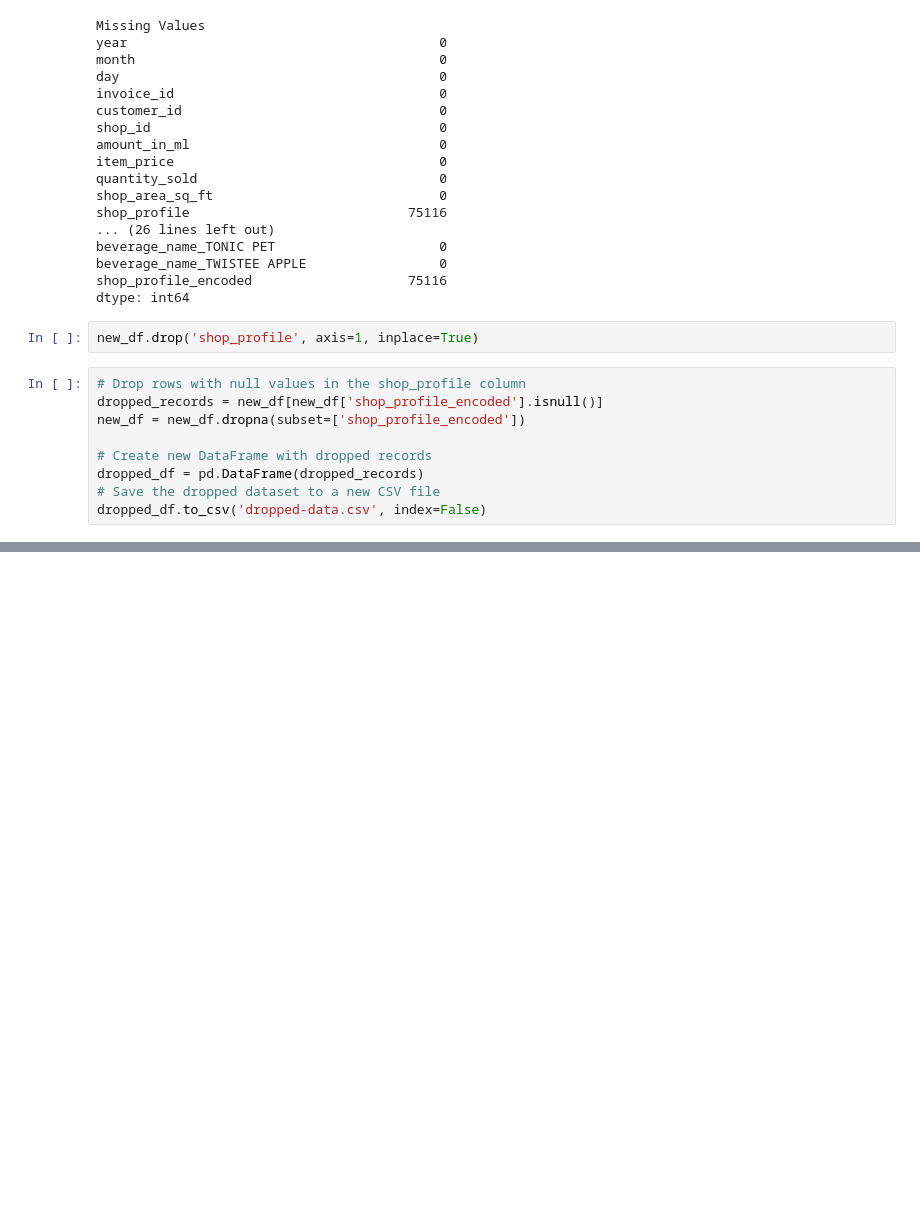
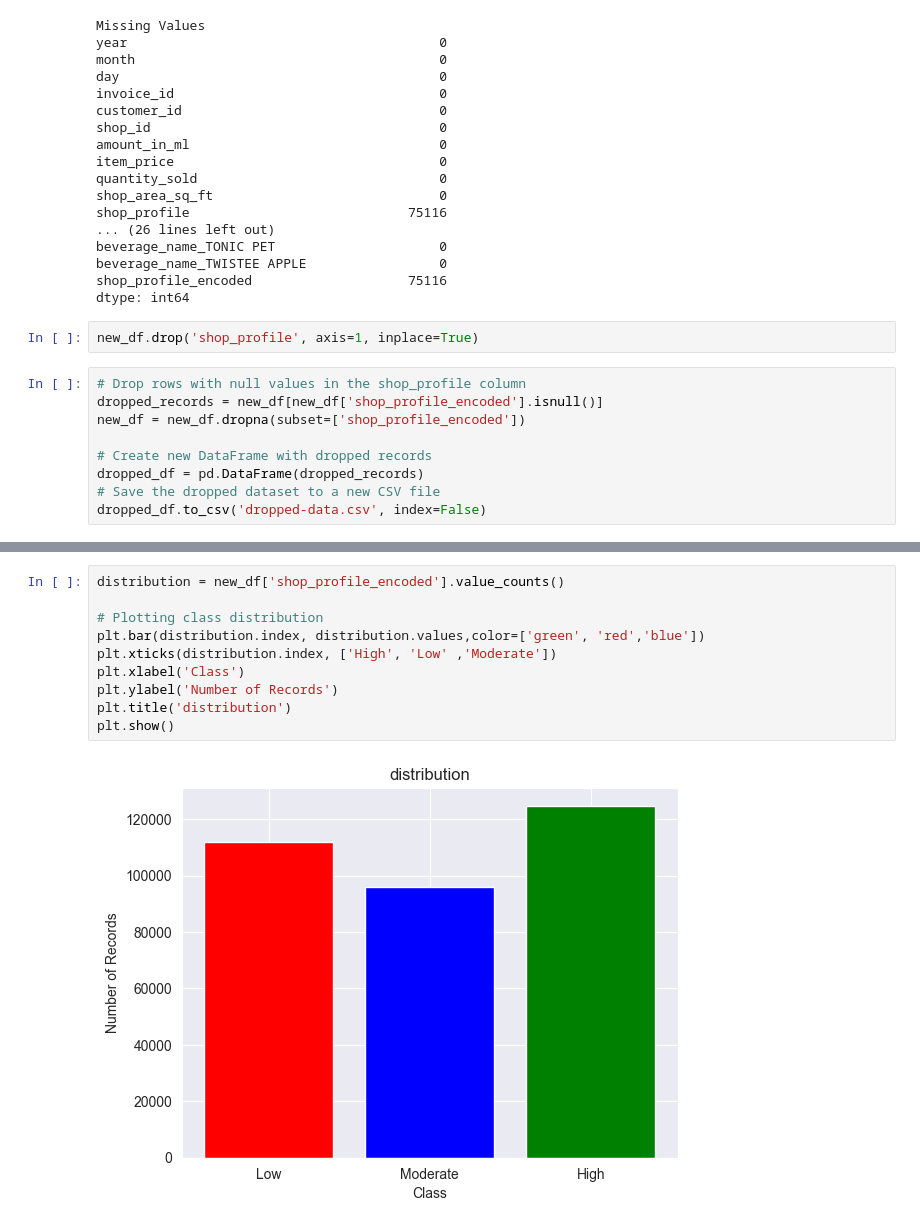
Before and after one commit to KasunAbeyweera/Store-Sales-Classification-with-Machine-Learning, a Jupyter notebook: Day_01/day_01.ipynb, the cells around one changed output, grey strips where cells are left out. Drawn from its saved outputs; the diff is of its cells as text; blank space fills up the shorter version.

```diff
--- a/Day_01/day_01.ipynb
+++ b/Day_01/day_01.ipynb
@@ -436,0 +418,12 @@ dtype: int64
+# %%
+distribution = new_df['shop_profile_encoded'].value_counts()
+
+# Plotting class distribution
+plt.bar(distribution.index, distribution.values,color=['green', 'red','blue'])
+plt.xticks(distribution.index, ['High', 'Low' ,'Moderate'])
+plt.xlabel('Class')
+plt.ylabel('Number of Records')
+plt.title('distribution')
+plt.show()
+# %% [output]
+[figure, added]
```
Also changed, not shown: parts of 5 cells of this notebook, 2 other files.
